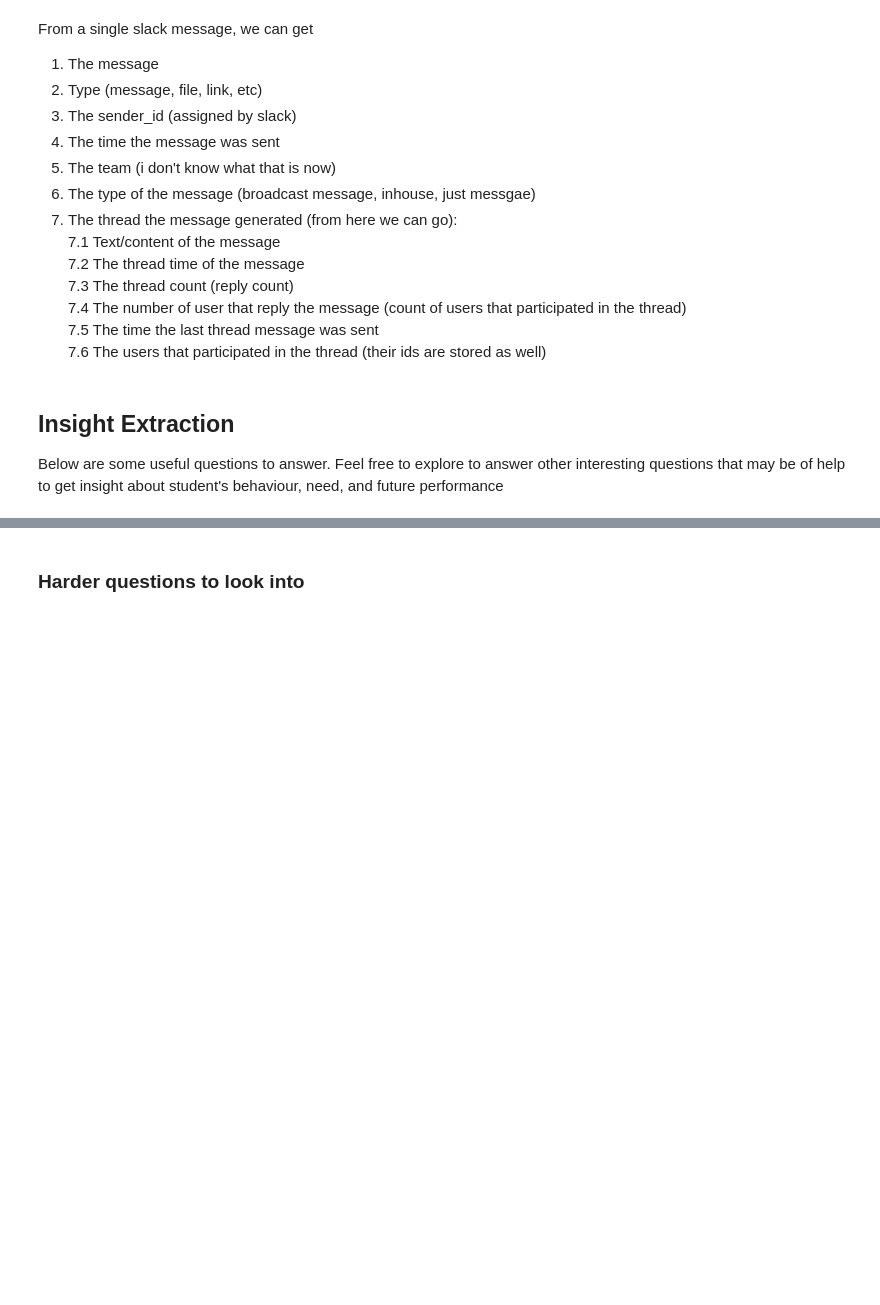
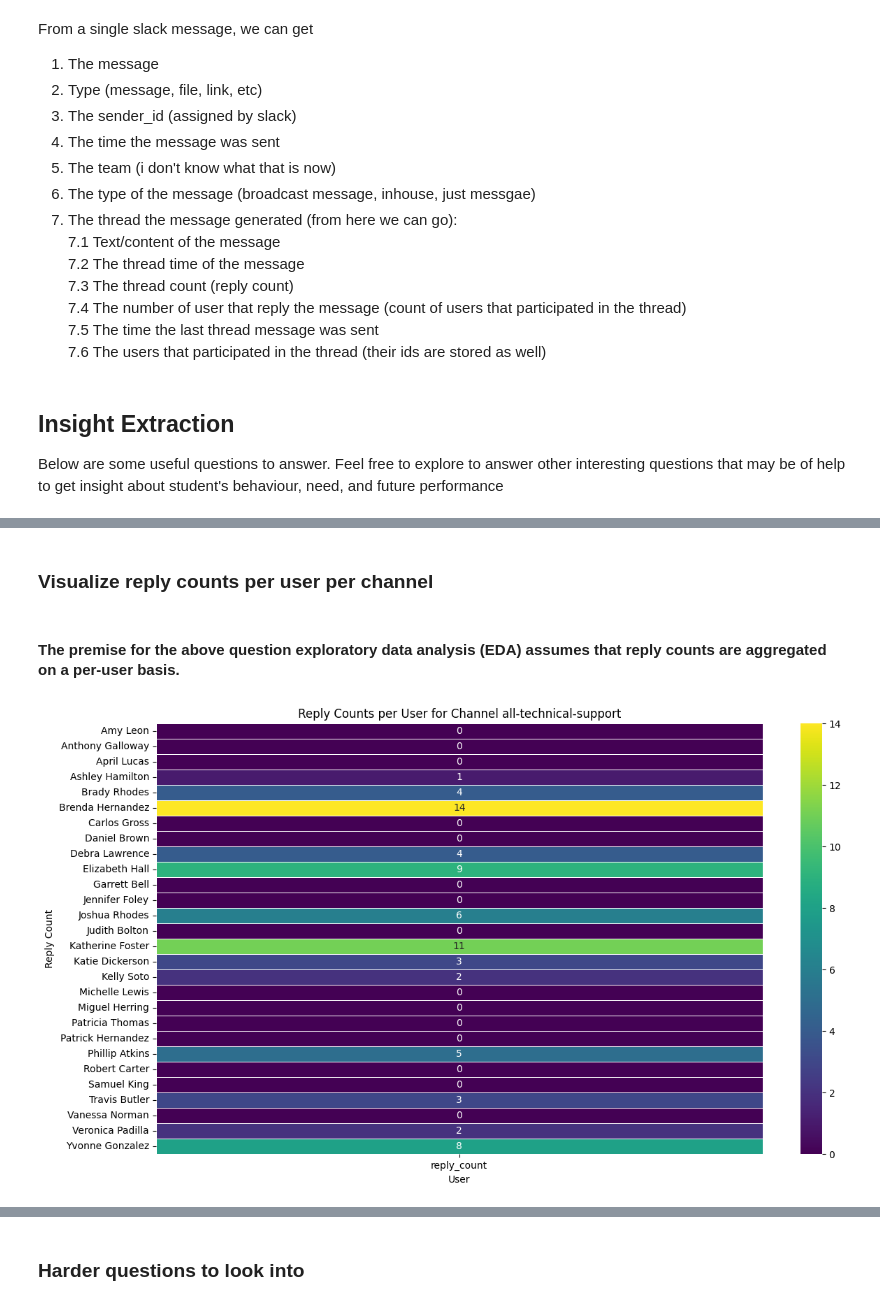
Before and after one commit to mekdes975/network_analysis, a Jupyter notebook: notebooks/parse_slack_data.ipynb, the cells around one changed output, grey strips where cells are left out. Cells and saved outputs as stored; diff of their text form; code cells hidden in the pictures; blank space fills up the shorter version.

```diff
--- a/notebooks/parse_slack_data.ipynb
+++ b/notebooks/parse_slack_data.ipynb
@@ -116,0 +238,18 @@ NameError: name 'channels' is not defined
+# %% [markdown]
+### Visualize reply counts per user per channel
+# %% [markdown]
+#### The premise for the above question exploratory data analysis (EDA) assumes that reply counts are aggregated on a per-user basis.
+# %%
+
+# let's visualize it for all-technical-support channel
+pivot_df = df.pivot_table(index='sender_name', values='reply_count', aggfunc='sum', fill_value=0)
+
+# Plot a heatmap
+plt.figure(figsize=(14, 8))
+sns.heatmap(pivot_df, cmap='viridis', annot=True, fmt='d', linewidths=.5)
+plt.title('Reply Counts per User for Channel all-technical-support')
+plt.xlabel('User')
+plt.ylabel('Reply Count')
+plt.show()
+# %% [output]
+[figure, added]
```
Also changed, not shown: parts of 24 cells of this notebook.
